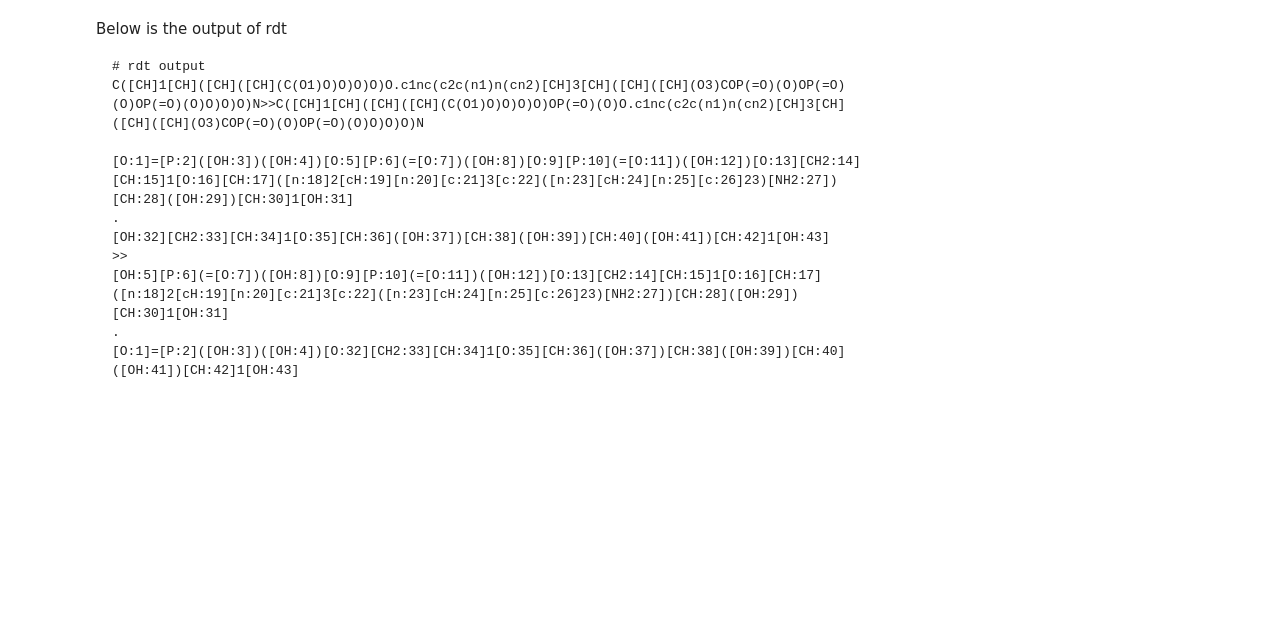
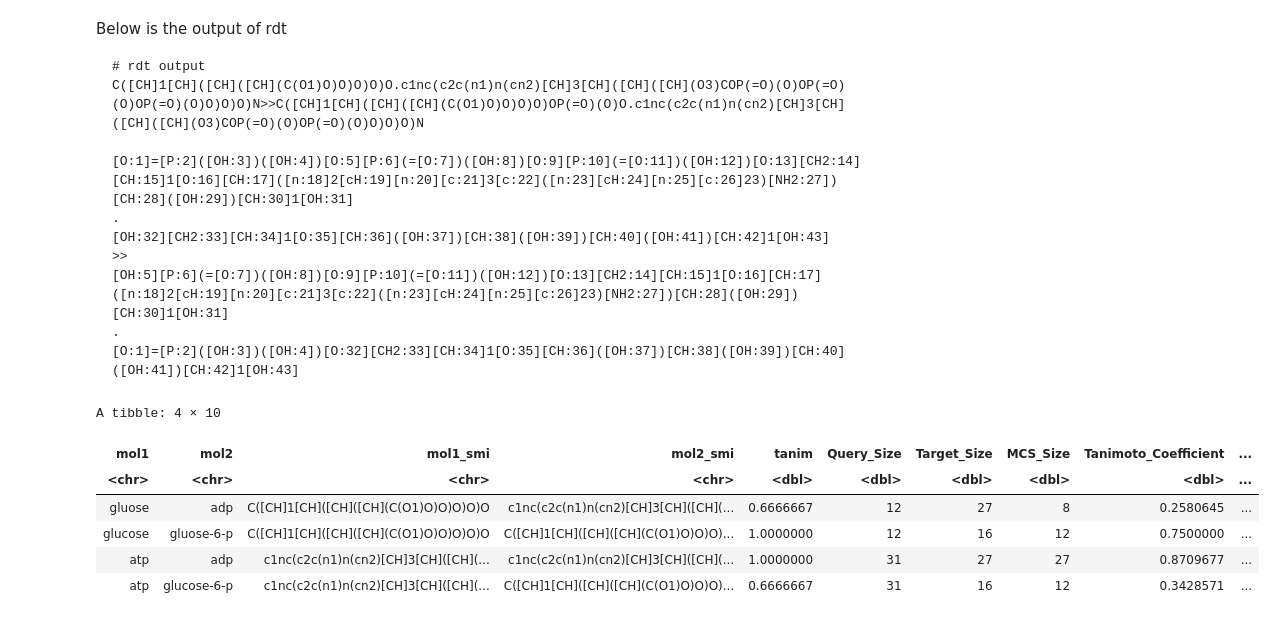
Before and after one commit to alperyilmaz/binder-chemminer, a Jupyter notebook: index.ipynb, the cells around one changed output. Cells and saved outputs as stored; diff of their text form; code cells hidden in the pictures; blank space fills up the shorter version.

Commit message:
added fmcs for glucose

````diff
--- a/index.ipynb
+++ b/index.ipynb
@@ -159,3 +159,17 @@ C([CH]1[CH]([CH]([CH](C(O1)O)O)O)O)O.c1nc(c2c(n1)n(cn2)[CH]3[CH]([CH]([CH](O3)CO
 .
 [O:1]=[P:2]([OH:3])([OH:4])[O:32][CH2:33][CH:34]1[O:35][CH:36]([OH:37])[CH:38]([OH:39])[CH:40]([OH:41])[CH:42]1[OH:43]
 ```
+# %%
+glu_rxn %>%
+  mutate(tanim=map2_dbl(mol1_smi,mol2_smi,~ smiles2tanimoto(.x,.y))) %>%
+  mutate(tmp = map2(mol1_smi,mol2_smi,~ smiles2fmcs(.x,.y)),
+         tmp = map(tmp, ~ data.frame(t(.)))) %>%
+  unnest(tmp)
+# %% [output]
+A tibble: 4 × 10
+| mol1 | mol2 | mol1_smi | mol2_smi | tanim | Query_Size | Target_Size | MCS_Size | Tanimoto_Coefficient | ... |
+| <chr> | <chr> | <chr> | <chr> | <dbl> | <dbl> | <dbl> | <dbl> | <dbl> | ... |
+| gluose | adp | C([CH]1[CH]([CH]([CH](C(O1)O)O)O)O)O | c1nc(c2c(n1)n(cn2)[CH]3[CH]([CH](... | 0.6666667 | 12 | 27 | 8 | 0.2580645 | ... |
+| glucose | gluose-6-p | C([CH]1[CH]([CH]([CH](C(O1)O)O)O)O)O | C([CH]1[CH]([CH]([CH](C(O1)O)O)O)... | 1.0000000 | 12 | 16 | 12 | 0.7500000 | ... |
+| atp | adp | c1nc(c2c(n1)n(cn2)[CH]3[CH]([CH](... | c1nc(c2c(n1)n(cn2)[CH]3[CH]([CH](... | 1.0000000 | 31 | 27 | 27 | 0.8709677 | ... |
+| atp | glucose-6-p | c1nc(c2c(n1)n(cn2)[CH]3[CH]([CH](... | C([CH]1[CH]([CH]([CH](C(O1)O)O)O)... | 0.6666667 | 31 | 16 | 12 | 0.3428571 | ... |
````
Also changed, not shown: parts of 1 cell of this notebook.
